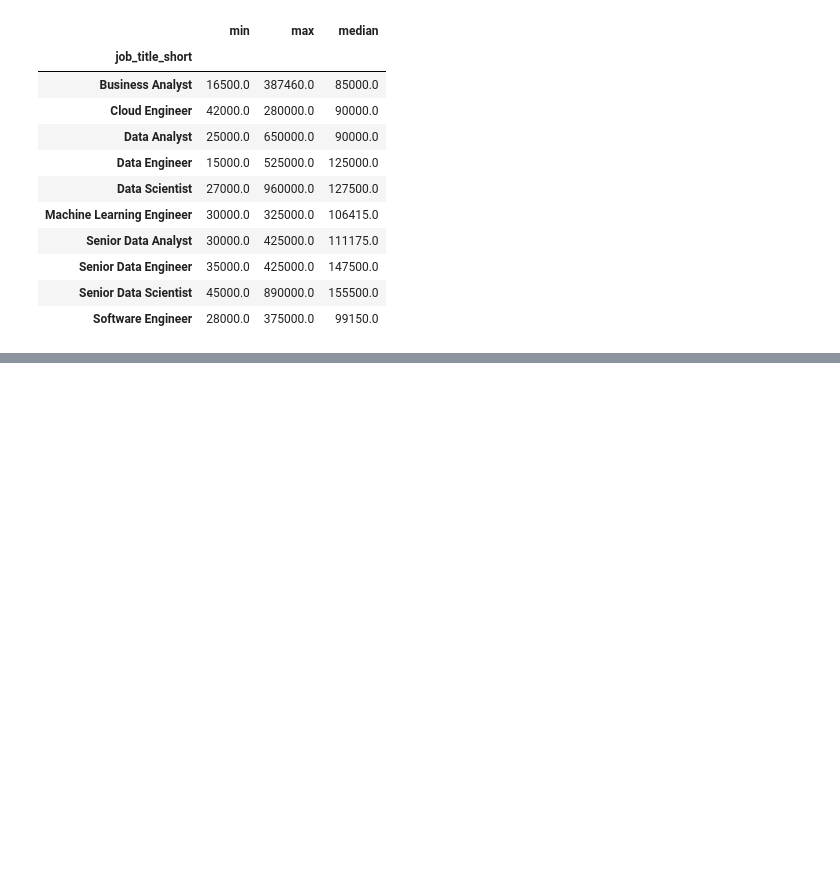
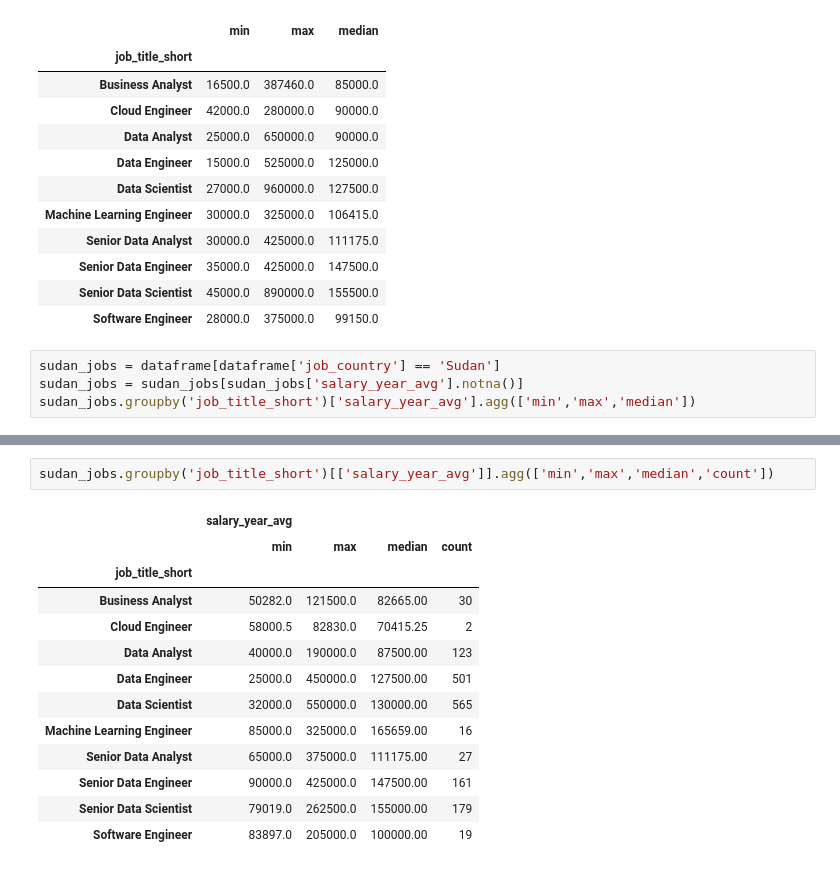
Before and after one commit to ahmedsayedtalib/data-analytics, a Jupyter notebook: training.ipynb, the cells around one changed output, grey strips where cells are left out. Cells and saved outputs as stored; diff of their text form; blank space fills up the shorter version.

Commit message:
added sudan jobs report ready

```diff
--- a/training.ipynb
+++ b/training.ipynb
@@ -443,3 +457,7 @@ dataframe.groupby('job_title_short')['salary_year_avg'].agg(['min','max','median
 | Senior Data Engineer | 35000.0 | 425000.0 | 147500.0 |
 | Senior Data Scientist | 45000.0 | 890000.0 | 155500.0 |
 | Software Engineer | 28000.0 | 375000.0 | 99150.0 |
+# %%
+sudan_jobs = dataframe[dataframe['job_country'] == 'Sudan']
+sudan_jobs = sudan_jobs[sudan_jobs['salary_year_avg'].notna()]
+sudan_jobs.groupby('job_title_short')['salary_year_avg'].agg(['min','max','median'])
@@ -445,0 +492,16 @@ dataframe.groupby('job_title_short')['salary_year_avg'].agg(['min','max','median
+# %%
+sudan_jobs.groupby('job_title_short')[['salary_year_avg']].agg(['min','max','median','count'])
+# %% [output]
+|  | salary_year_avg |  |  |  |
+|  | min | max | median | count |
+| job_title_short |  |  |  |  |
+| Business Analyst | 50282.0 | 121500.0 | 82665.00 | 30 |
+| Cloud Engineer | 58000.5 | 82830.0 | 70415.25 | 2 |
+| Data Analyst | 40000.0 | 190000.0 | 87500.00 | 123 |
+| Data Engineer | 25000.0 | 450000.0 | 127500.00 | 501 |
+| Data Scientist | 32000.0 | 550000.0 | 130000.00 | 565 |
+| Machine Learning Engineer | 85000.0 | 325000.0 | 165659.00 | 16 |
+| Senior Data Analyst | 65000.0 | 375000.0 | 111175.00 | 27 |
+| Senior Data Engineer | 90000.0 | 425000.0 | 147500.00 | 161 |
+| Senior Data Scientist | 79019.0 | 262500.0 | 155000.00 | 179 |
+| Software Engineer | 83897.0 | 205000.0 | 100000.00 | 19 |
```
Also changed, not shown: parts of 5 cells of this notebook.
